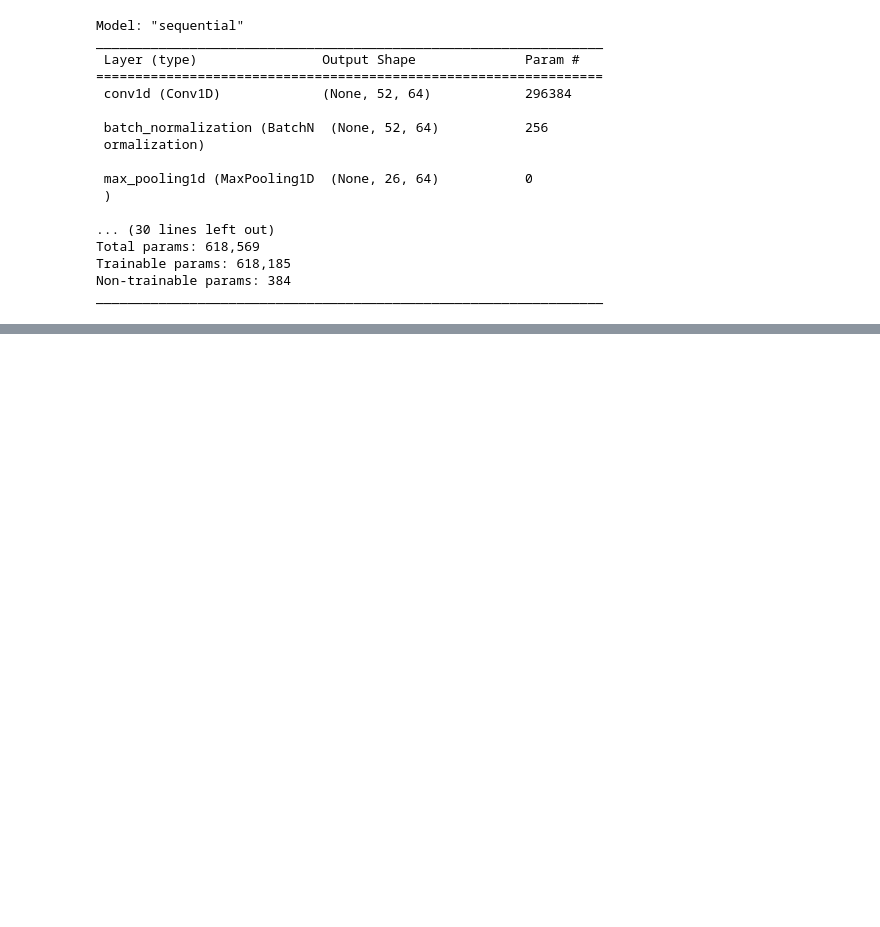
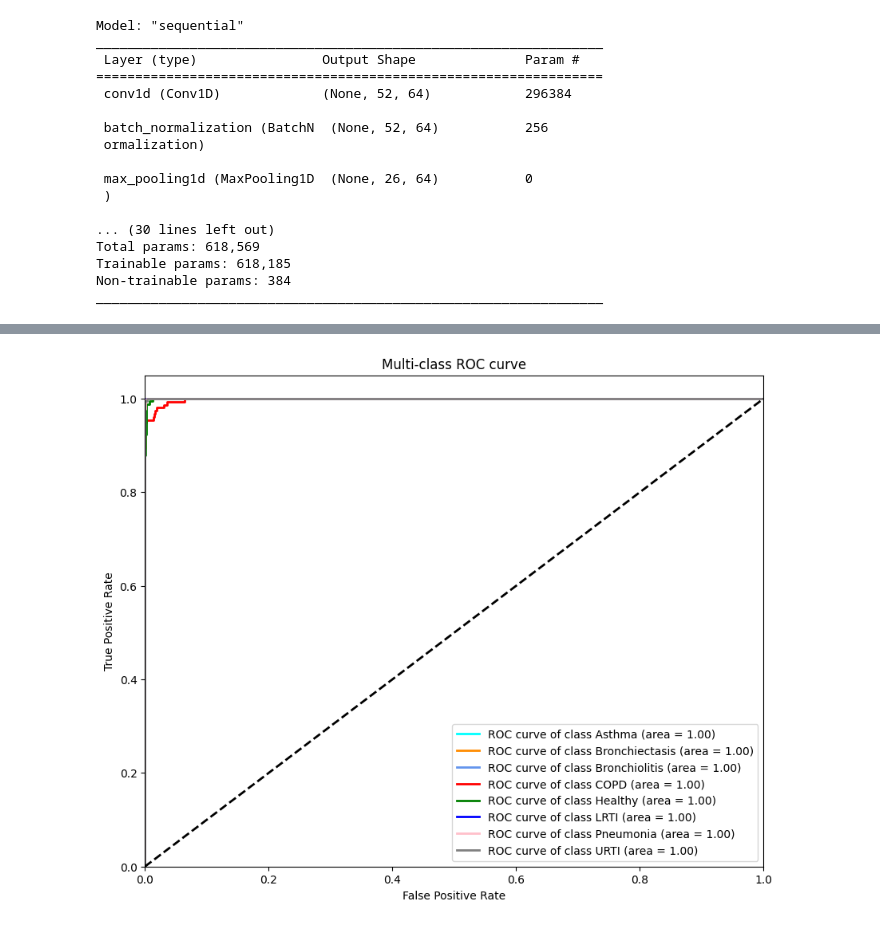
Before and after one commit to J-Abdullah/RDM, a Jupyter notebook: RDM.ipynb, the cells around one changed output, grey strips where cells are left out. Drawn from its saved outputs; the diff is of its cells as text; code cells hidden in the pictures; blank space fills up the shorter version.

Commit message:
evaluting and saving model

```diff
--- a/RDM.ipynb
+++ b/RDM.ipynb
@@ -212,7 +220,7 @@ def extract_label(file,df):
 
 
 #function for extracting mfcc features
-def feature_extraction(file,max_pad_len,n_features):
+def feature_extraction(file,max_pad_len=926,n_features=52):
 # Load the .wav file
     audio, sample_rate = librosa.load(file)
     # Extract the MFCC features
@@ -328,0 +340,8 @@ _________________________________________________________________
+# %%
+history=model.fit(
+    X_train,y_train,
+    epochs=100,
+    batch_size=32,
+    validation_split=0.2,
+    callbacks=[early_stopping]
+    )
@@ -328,0 +374,9 @@ _________________________________________________________________
+# %%
+# Assuming model is your trained Keras model
+predictions = model.predict(X_test)
+predictions = np.argmax(predictions, axis=1)  # Convert one-hot encoded predictions to class labels
+
+# If y_test is one-hot encoded, convert it back to class labels
+y_test_labels = np.argmax(y_test, axis=1)
+class_names = label_encoder.classes_
+print(classification_report(y_test_labels, predictions,target_names=class_names))
@@ -328,0 +401,31 @@ _________________________________________________________________
+# %%
+probabilities = model.predict(X_test)
+
+y_test_labels2=label_encoder.inverse_transform(y_test_labels)
+y_test_binarized = label_binarize(y_test_labels2, classes=class_names)
+# Compute ROC curve and ROC area for each class
+n_classes = len(class_names)
+fpr = dict()
+tpr = dict()
+roc_auc = dict()
+for i in range(n_classes):
+    fpr[i], tpr[i], _ = roc_curve(y_test_binarized[:, i], probabilities[:, i])
+    roc_auc[i] = auc(fpr[i], tpr[i])
+
+# Plot all ROC curves
+plt.figure(figsize=(10, 8))
+
+colors = cycle(['aqua', 'darkorange', 'cornflowerblue', 'red', 'green', 'blue', 'pink', 'gray'])
+for i, color in zip(range(n_classes), colors):
+    plt.plot(fpr[i], tpr[i], color=color, lw=2,
+             label='ROC curve of class {0} (area = {1:0.2f})'.format(class_names[i], roc_auc[i]))
+
+plt.plot([0, 1], [0, 1], 'k--', lw=2)
+plt.xlim([0.0, 1.0])
+plt.ylim([0.0, 1.05])
+plt.xlabel('False Positive Rate')
+plt.ylabel('True Positive Rate')
+plt.title('Multi-class ROC curve')
+plt.legend(loc="lower right")
+plt.show()
+# %% [output]
@@ -328,0 +433 @@ _________________________________________________________________
+[figure, added]
```
Also changed, not shown: parts of 14 cells of this notebook, 2 other files.
